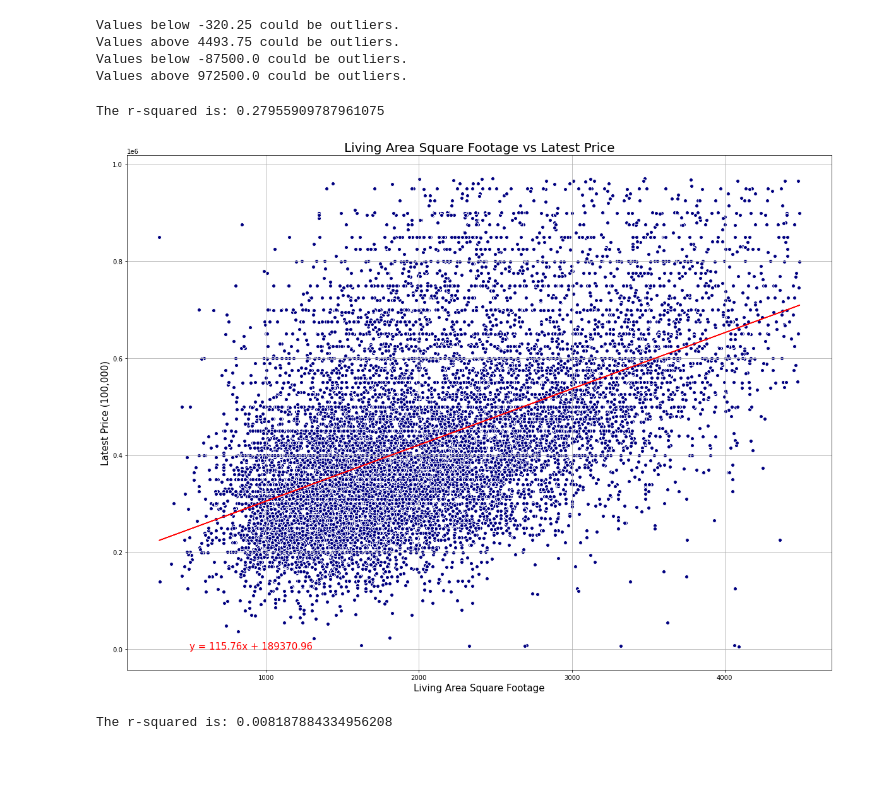
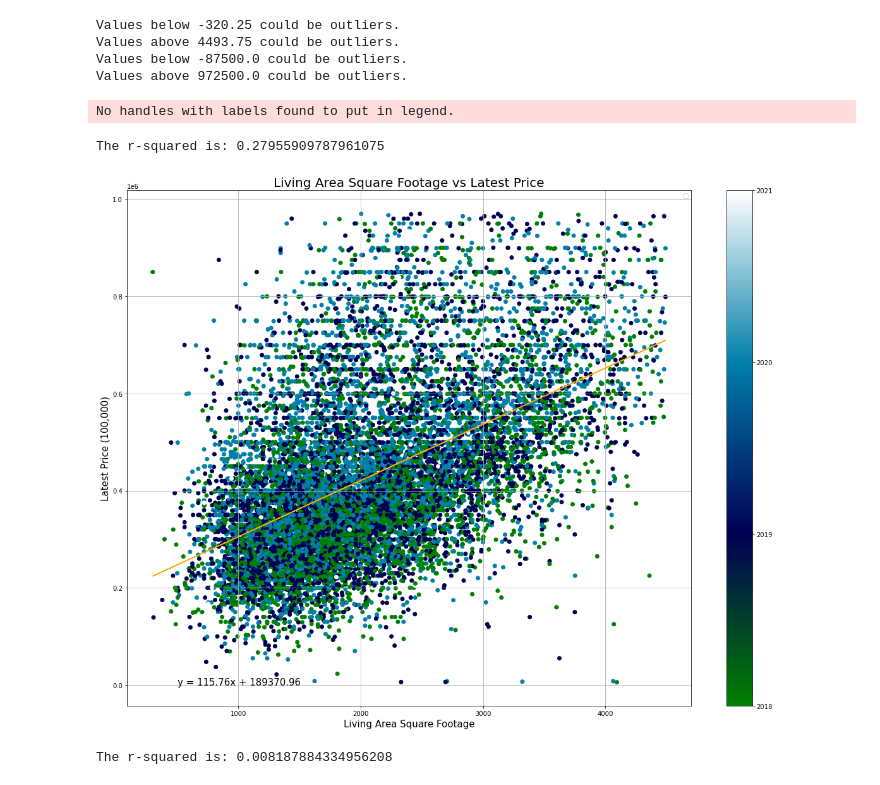
Before and after one commit to jonarnold3065/SMU_Project-1, a Jupyter notebook: Greyson_Work/notebooks/Greyson_Notebook.ipynb, the cells around one changed output. Cells and saved outputs as stored; diff of their text form; code cells hidden in the pictures.

Commit message:
Organized data, saved images

```diff
--- a/Greyson_Work/Greyson_Notebook.ipynb
+++ b/Greyson_Work/notebooks/Greyson_Notebook.ipynb
@@ -220,25 +219,30 @@ Values above 972500.0 could be outliers.
 # %%
 x_values = outlierGoneDf['livingAreaSqFt']
 y_values = outlierGoneDf['latestPrice']
 
 (slope, intercept, rvalue, pvalue, stderr) = linregress(x_values, y_values)
 regress_values = x_values * slope + intercept
 line_eq = "y = " + str(round(slope,2)) + "x + " + str(round(intercept,2))
 
+weight = outlierGoneDf.latest_saleyear
+
 plt.figure(figsize=(20, 15))
-plt.scatter(x_values,y_values, marker="o", facecolors="navy", edgecolors="white")
-plt.plot(x_values,regress_values,"r-")
+plt.scatter(x_values,y_values, marker="o",c= weight,cmap='ocean') #facecolors="navy", edgecolors="white")
+plt.plot(x_values,regress_values,"r-",color='orange')
 
-plt.annotate(line_eq,(500,0),fontsize=15,color="red")
+plt.annotate(line_eq,(500,0),fontsize=15,color="black")
+plt.legend()
 plt.title('Living Area Square Footage vs Latest Price', fontsize=20)
 plt.xlabel('Living Area Square Footage', fontsize=15)
 plt.ylabel('Latest Price (100,000)', fontsize=15)
 print(f"The r-squared is: {rvalue**2}")
 plt.grid()
+plt.colorbar(ticks=[2018,2019,2020,2021])
 plt.show()
 # %% [output]
-The r-squared is: 0.27955909787961075
+No handles with labels found to put in legend.
+The r-squared is: 0.27955909787961075
-[figure, old version]
+[figure, new version]
 # %%
 #Clean
 outlierGoneDf = pd.DataFrame()
```
Also changed, not shown: parts of 3 cells of this notebook, 17 other files.
